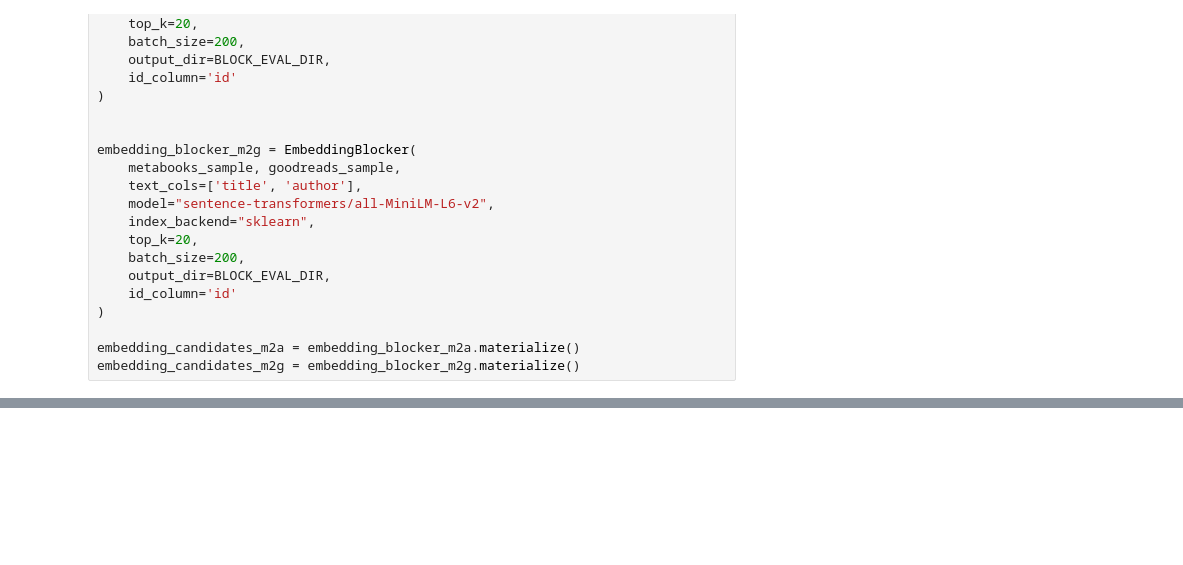
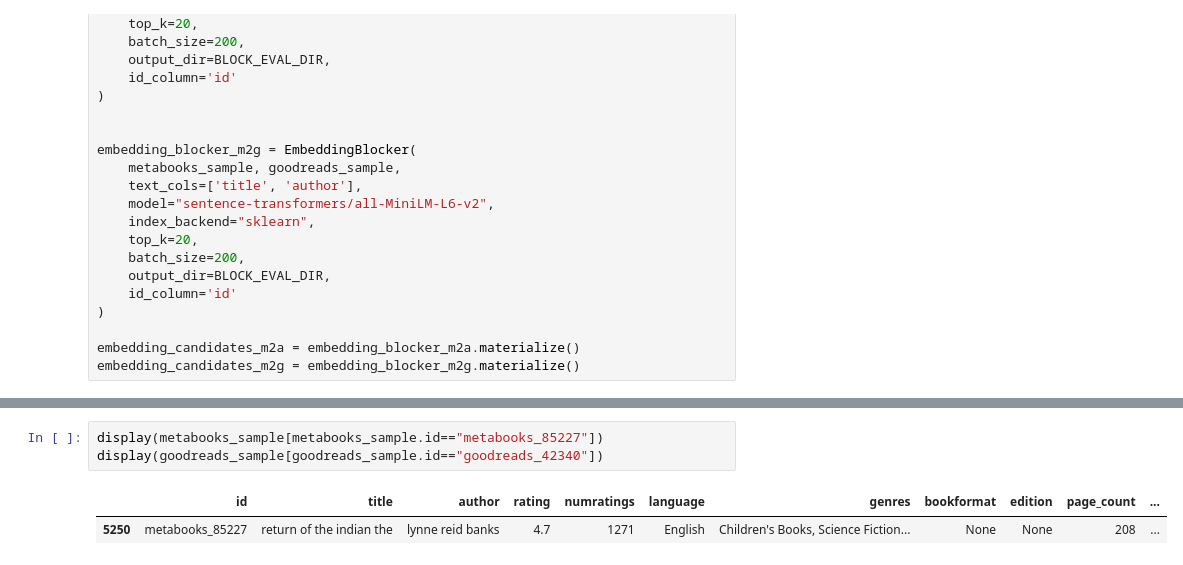
Before and after one commit to gdebus/data-integration-team-project, a Jupyter notebook: books-integration/Books-Integration-ML-EmbeddingBlocker.ipynb, the cells around one changed output, grey strips where cells are left out. Drawn from its saved outputs; the diff is of its cells as text; blank space fills up the shorter version.

Commit message:
Improvements on Books Dataset.v2

```diff
--- a/books-integration/Books-Integration-ML-EmbeddingBlocker.ipynb
+++ b/books-integration/Books-Integration-ML-EmbeddingBlocker.ipynb
@@ -336,0 +366,6 @@ correspondences_m2g = ml_matcher.match(
+# %%
+display(metabooks_sample[metabooks_sample.id=="metabooks_85227"])
+display(goodreads_sample[goodreads_sample.id=="goodreads_42340"])
+# %% [output]
+|  | id | title | author | rating | numratings | language | genres | bookformat | edition | page_count | ... |
+| 5250 | metabooks_85227 | return of the indian the | lynne reid banks | 4.7 | 1271 | English | Children's Books, Science Fiction... | None | None | 208 | ... |
```
Also changed, not shown: parts of 17 cells of this notebook, 10 other files.
